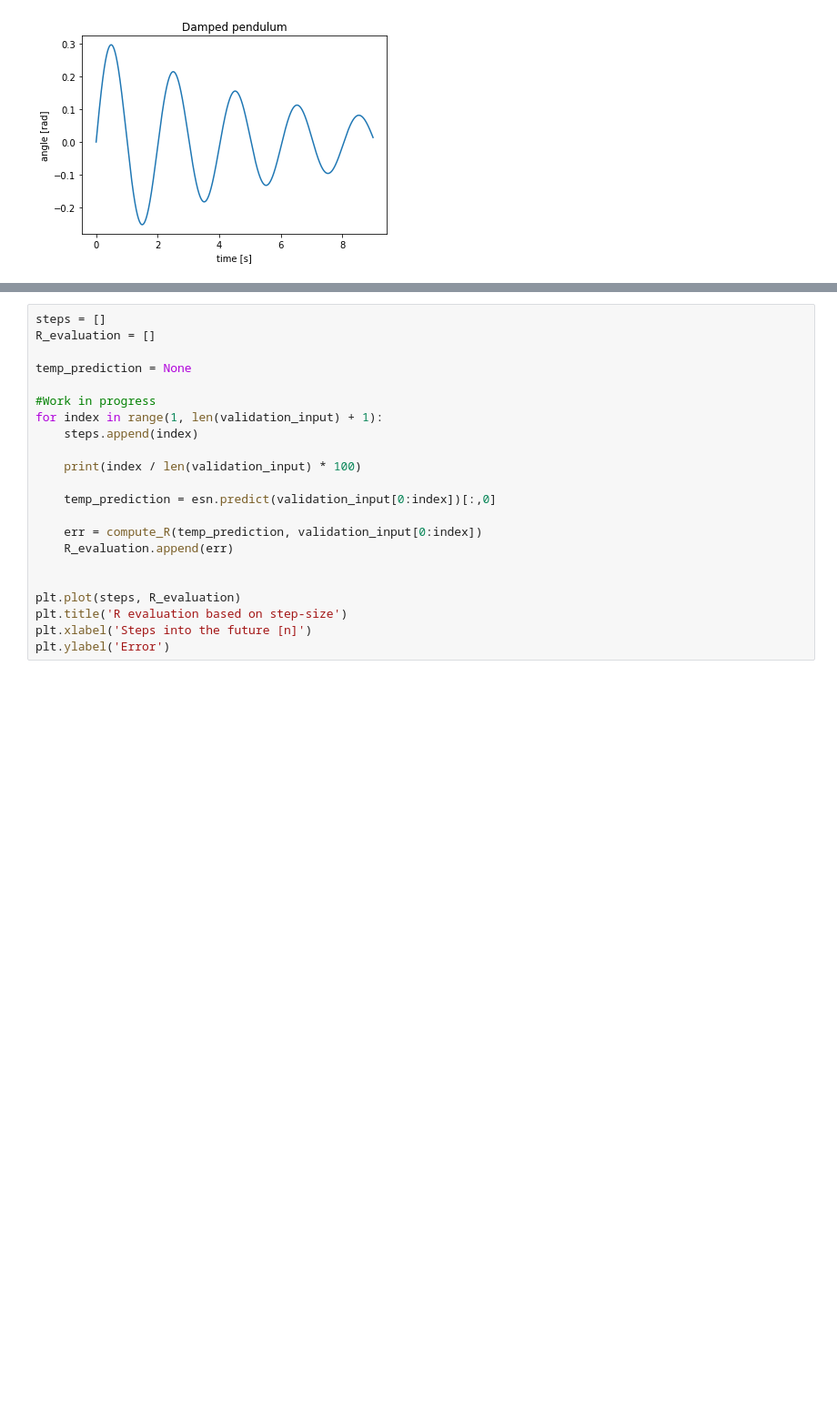
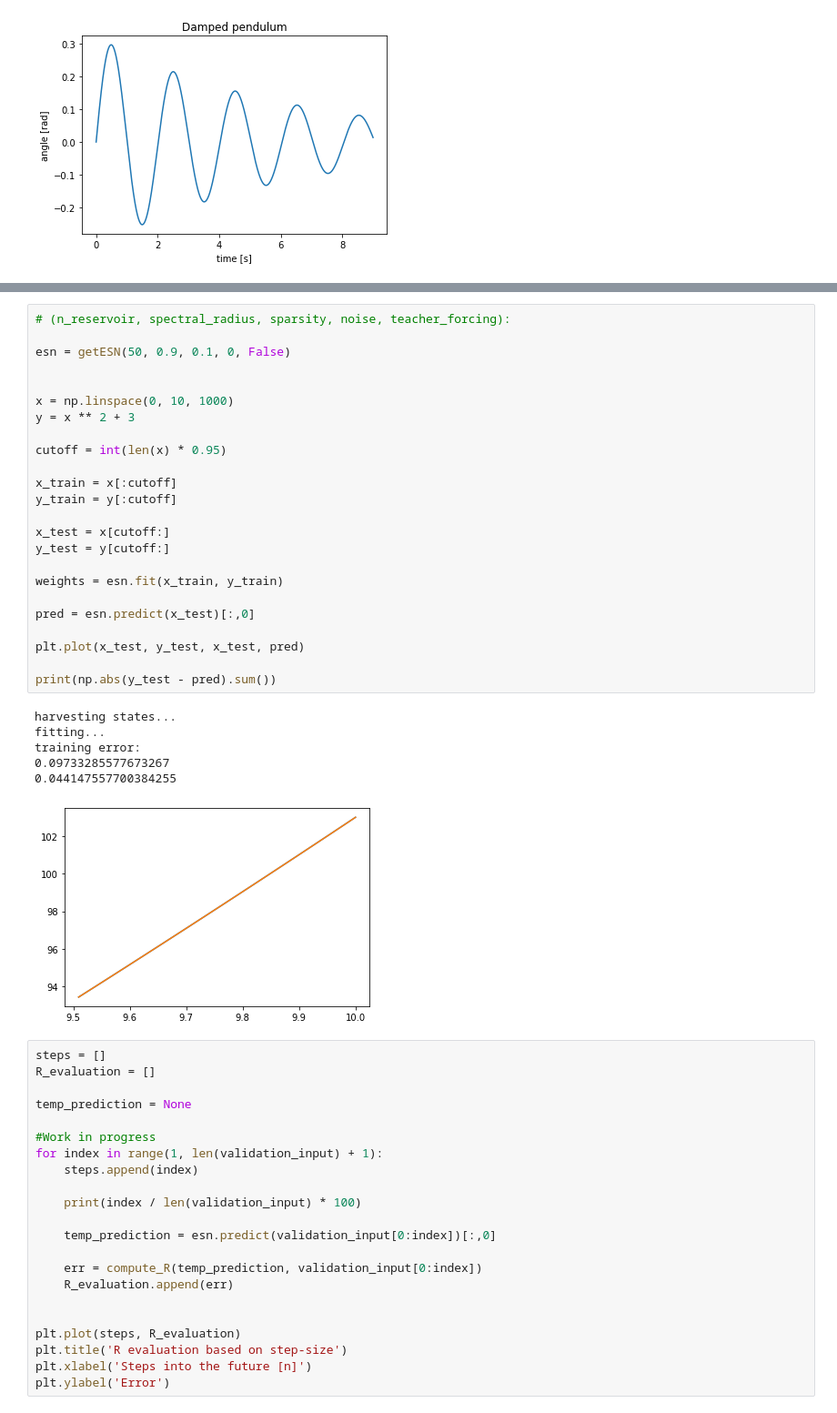
Before and after one commit to JustinZal/PendulumNN, a Jupyter notebook: Non-Linear pendulum damping.ipynb, the cells around one changed output, grey strips where cells are left out. Shown at 91% size. Cells and saved outputs as stored; diff of their text form; blank space fills up the shorter version.

```diff
--- a/Non-Linear pendulum damping.ipynb
+++ b/Non-Linear pendulum damping.ipynb
@@ -92,3 +92,34 @@ R^2 evaluation 0.7396894901000681
+# %%
+# (n_reservoir, spectral_radius, sparsity, noise, teacher_forcing):
+
+esn = getESN(50, 0.9, 0.1, 0, False)
+
+
+x = np.linspace(0, 10, 1000)
+y = x ** 2 + 3
+
+cutoff = int(len(x) * 0.95)
+
+x_train = x[:cutoff]
+y_train = y[:cutoff]
+
+x_test = x[cutoff:]
+y_test = y[cutoff:]
+
+weights = esn.fit(x_train, y_train)
+
+pred = esn.predict(x_test)[:,0]
+
+plt.plot(x_test, y_test, x_test, pred)
+
+print(np.abs(y_test - pred).sum())
+# %% [output]
+harvesting states...
+fitting...
+training error:
+0.09733285577673267
+0.044147557700384255
+[figure, added]
 # %%
 steps = []
 R_evaluation = []
```
Also changed, not shown: parts of 1 cell of this notebook, 1 other file.
